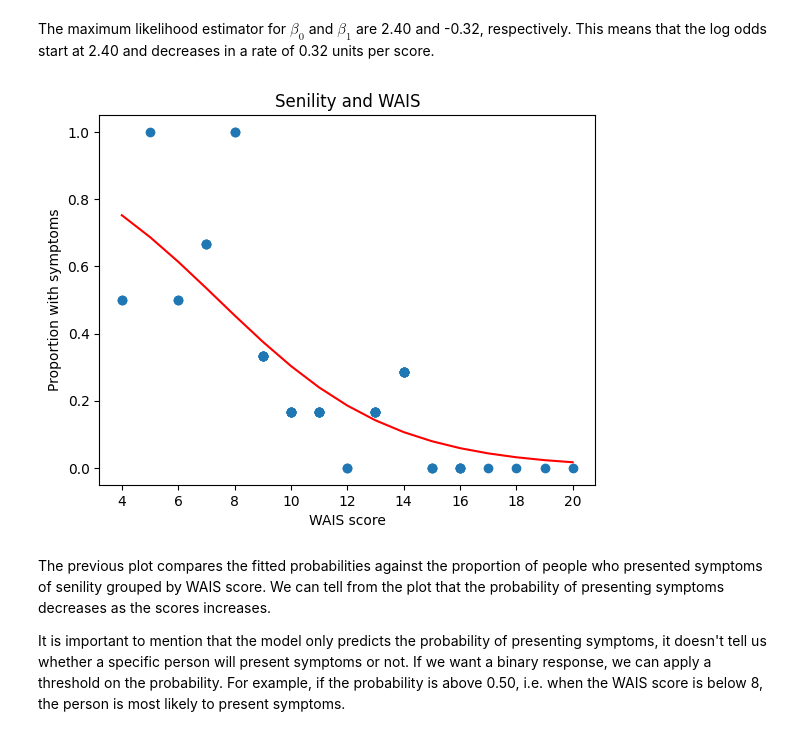
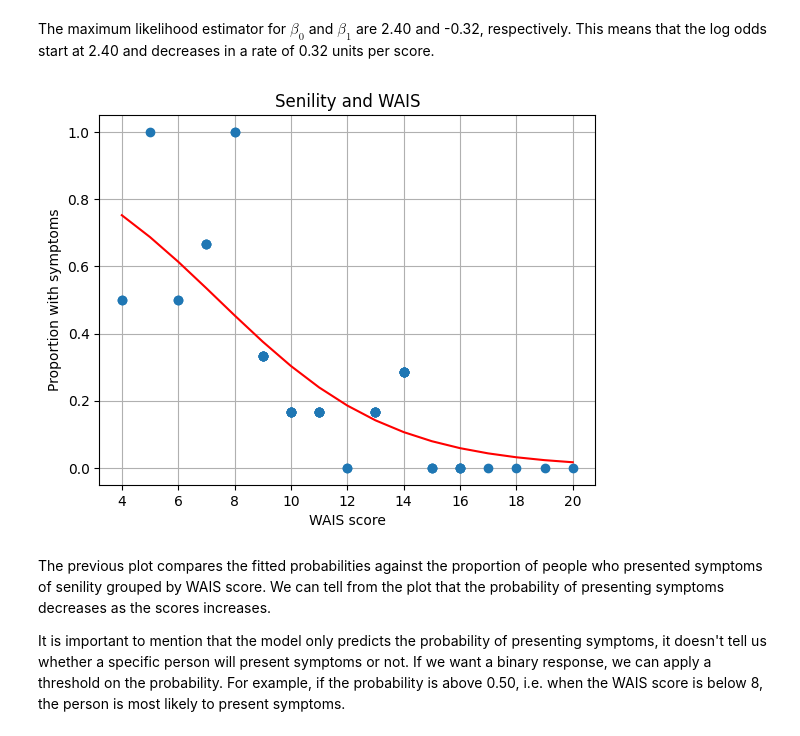
Before and after one commit to vdae2304/ML-DL, a Jupyter notebook: Classification/Logistic regression.ipynb, the cells around one changed output. Cells and saved outputs as stored; diff of their text form; code cells hidden in the pictures.

```diff
--- a/Classification/Logistic regression.ipynb
+++ b/Classification/Logistic regression.ipynb
@@ -162,19 +164,20 @@ The maximum likelihood estimator for $\beta_0$ and $\beta_1$ are 2.40 and -0.32,
 # %%
 df_wais.sort_values(by="score", inplace=True)
 
 df_wais["proportion"] = df_wais.groupby(by="score").senile.transform(np.mean)
 df_wais["log_odds"] = beta_mle[0] + beta_mle[1]*df_wais.score
 df_wais["fitted_prob"] = 1/(1 + np.exp(-df_wais.log_odds))
 
 plt.figure()
 plt.title("Senility and WAIS")
 plt.xlabel("WAIS score")
 plt.ylabel("Proportion with symptoms")
 plt.plot("score", "proportion", "o", data=df_wais)
 plt.plot("score", "fitted_prob", "r-", data=df_wais)
+plt.grid()
 plt.show()
 # %% [output]
-[figure, old version]
+[figure, new version]
 # %% [markdown]
 The previous plot compares the fitted probabilities against the proportion of people who presented symptoms of senility grouped by WAIS score. We can tell from the plot that the probability of presenting symptoms decreases as the scores increases.
 
```
Also changed, not shown: parts of 2 cells of this notebook.
